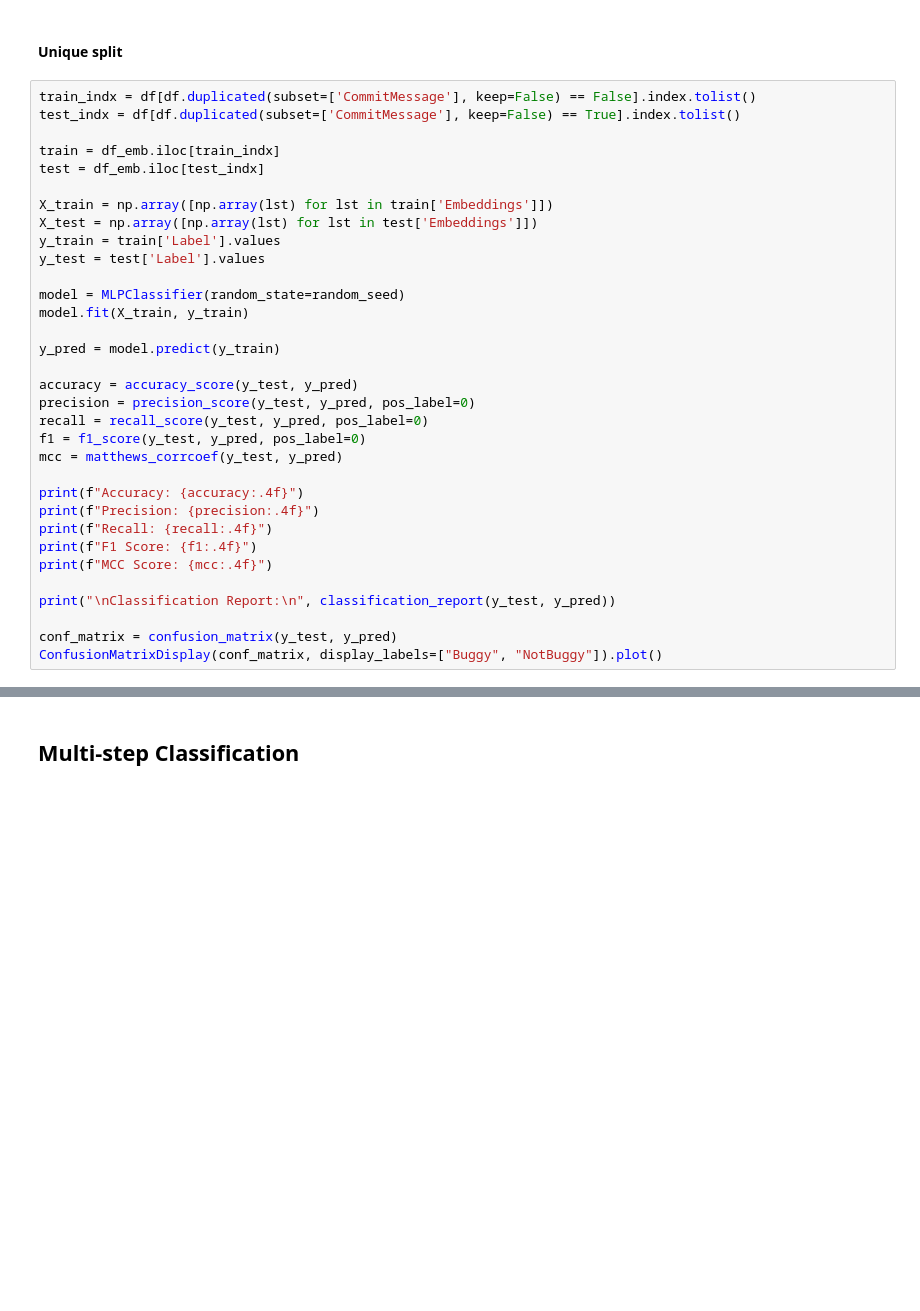
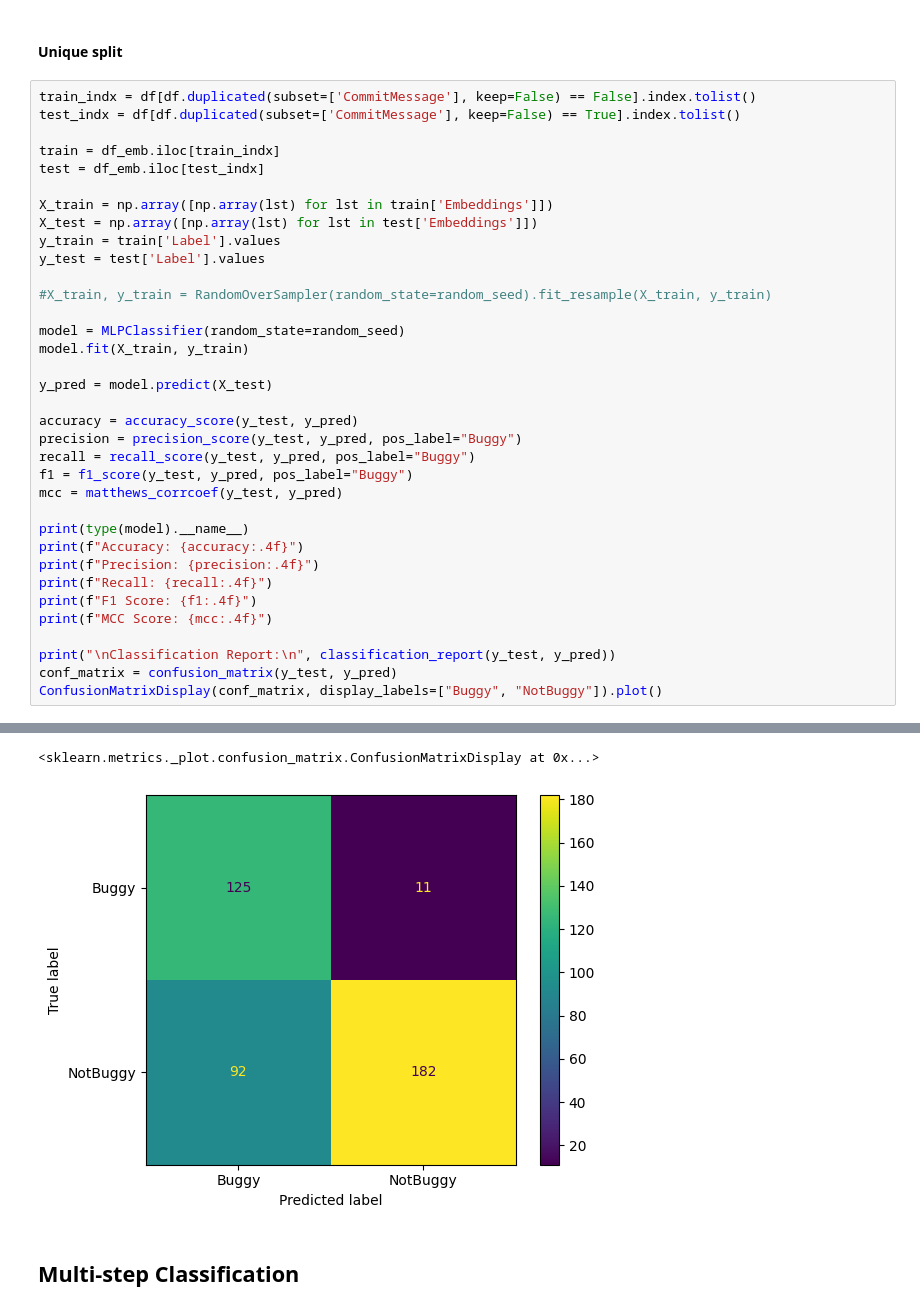
Before and after one commit to nahidul-opu/Tangled, a Jupyter notebook: RQ3.ipynb, the cells around one changed output, grey strips where cells are left out. Drawn from its saved outputs; the diff is of its cells as text; blank space fills up the shorter version.

```diff
--- a/RQ3.ipynb
+++ b/RQ3.ipynb
@@ -312,17 +300,20 @@ X_test = np.array([np.array(lst) for lst in test['Embeddings']])
 y_train = train['Label'].values
 y_test = test['Label'].values
 
+#X_train, y_train = RandomOverSampler(random_state=random_seed).fit_resample(X_train, y_train)
+
 model = MLPClassifier(random_state=random_seed)
 model.fit(X_train, y_train)
 
-y_pred = model.predict(y_train)
+y_pred = model.predict(X_test)
 
 accuracy = accuracy_score(y_test, y_pred)
-precision = precision_score(y_test, y_pred, pos_label=0)
-recall = recall_score(y_test, y_pred, pos_label=0)
-f1 = f1_score(y_test, y_pred, pos_label=0)
+precision = precision_score(y_test, y_pred, pos_label="Buggy")
+recall = recall_score(y_test, y_pred, pos_label="Buggy")
+f1 = f1_score(y_test, y_pred, pos_label="Buggy")
 mcc = matthews_corrcoef(y_test, y_pred)
 
+print(type(model).__name__)
 print(f"Accuracy: {accuracy:.4f}")
 print(f"Precision: {precision:.4f}")
 print(f"Recall: {recall:.4f}")
@@ -330,6 +321,6 @@ print(f"F1 Score: {f1:.4f}")
 print(f"MCC Score: {mcc:.4f}")
 
 print("\nClassification Report:\n", classification_report(y_test, y_pred))
-
 conf_matrix = confusion_matrix(y_test, y_pred)
 ConfusionMatrixDisplay(conf_matrix, display_labels=["Buggy", "NotBuggy"]).plot()
+# %% [output]
@@ -336,3 +343,5 @@ ConfusionMatrixDisplay(conf_matrix, display_labels=["Buggy", "NotBuggy"]).plot()
+<sklearn.metrics._plot.confusion_matrix.ConfusionMatrixDisplay at 0x...>
+[figure, added]
 # %% [markdown]
 ## Multi-step Classification
 # %% [markdown]
```
Also changed, not shown: parts of 4 cells of this notebook, 2 other files.
